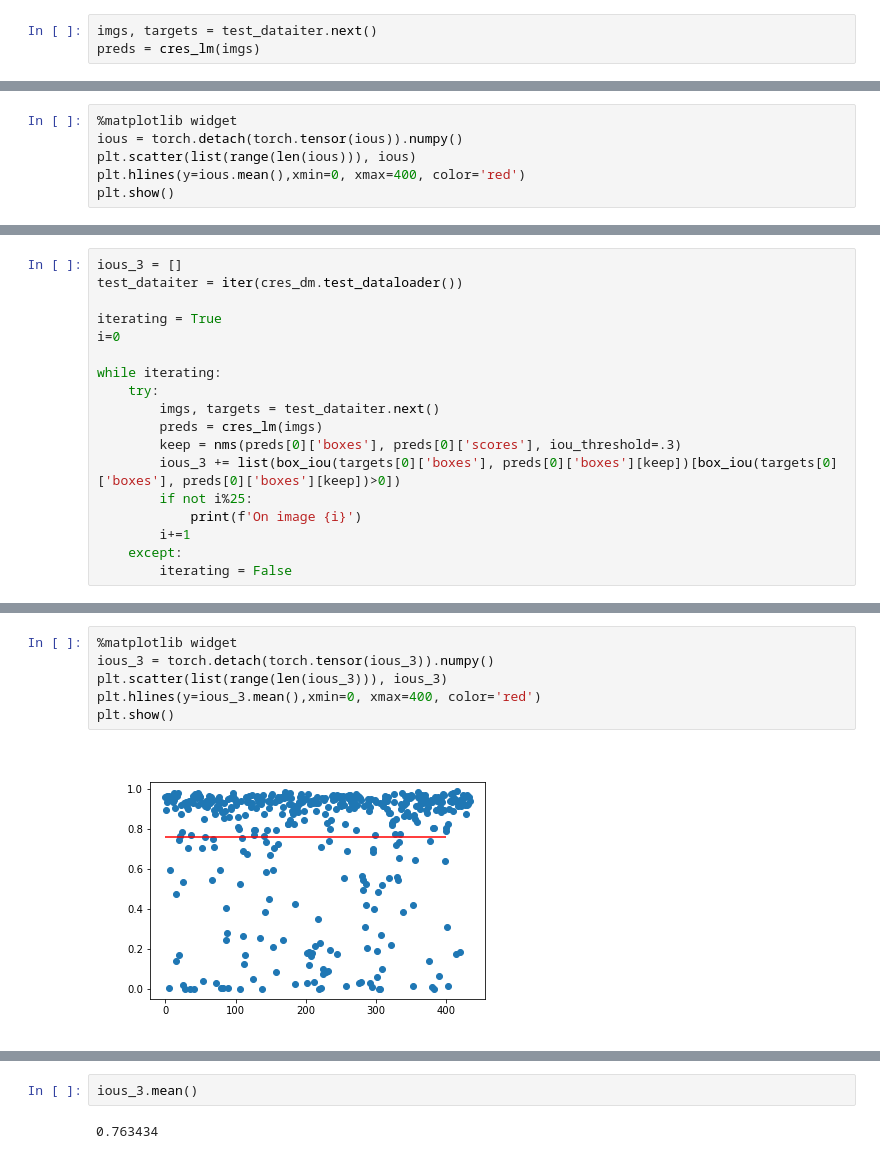
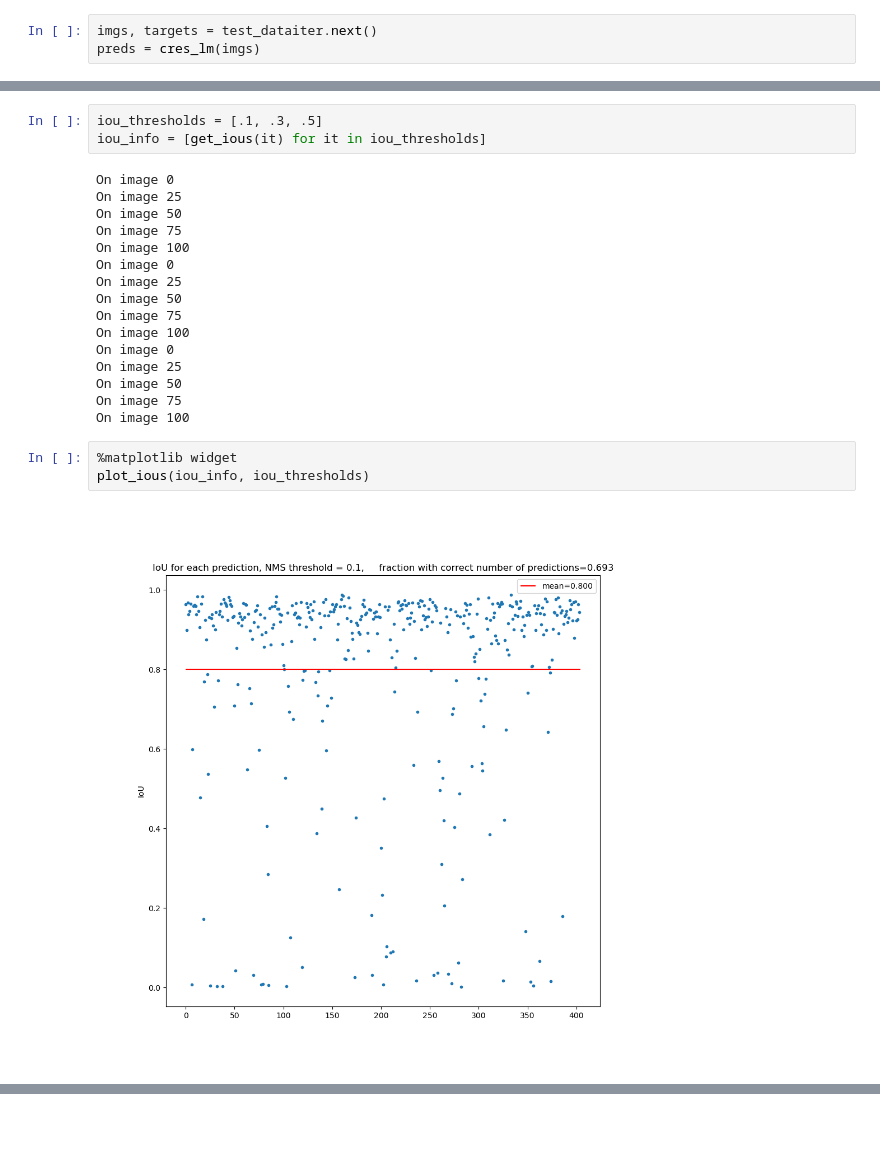
Before and after one commit to wdegraw93/he6-cres-deep-learning, a Jupyter notebook: fasterRCNN/model_interpretation.ipynb, the cells around one changed output, grey strips where cells are left out. Drawn from its saved outputs; the diff is of its cells as text; blank space fills up the shorter version.

```diff
--- a/fasterRCNN/model_interpretation.ipynb
+++ b/fasterRCNN/model_interpretation.ipynb
@@ -248,6 +239,0 @@ On image 100
-# %%
-%matplotlib widget
-ious = torch.detach(torch.tensor(ious)).numpy()
-plt.scatter(list(range(len(ious))), ious)
-plt.hlines(y=ious.mean(),xmin=0, xmax=400, color='red')
-plt.show()
@@ -260,18 +239,0 @@ ious.mean().round(3)
-# %%
-ious_3 = []
-test_dataiter = iter(cres_dm.test_dataloader())
-
-iterating = True
-i=0
-
-while iterating:
-    try:
-        imgs, targets = test_dataiter.next()
-        preds = cres_lm(imgs)
-        keep = nms(preds[0]['boxes'], preds[0]['scores'], iou_threshold=.3)
-        ious_3 += list(box_iou(targets[0]['boxes'], preds[0]['boxes'][keep])[box_iou(targets[0]['boxes'], preds[0]['boxes'][keep])>0])
-        if not i%25:
-            print(f'On image {i}')
-        i+=1
-    except:
-        iterating = False
@@ -284,8 +297,24 @@ On image 100
+# %%
+iou_thresholds = [.1, .3, .5]
+iou_info = [get_ious(it) for it in iou_thresholds]
+# %% [output]
+On image 0
+On image 25
+On image 50
+On image 75
+On image 100
+On image 0
+On image 25
+On image 50
+On image 75
+On image 100
+On image 0
+On image 25
+On image 50
+On image 75
+On image 100
 # %%
 %matplotlib widget
-ious_3 = torch.detach(torch.tensor(ious_3)).numpy()
-plt.scatter(list(range(len(ious_3))), ious_3)
-plt.hlines(y=ious_3.mean(),xmin=0, xmax=400, color='red')
-plt.show()
+plot_ious(iou_info, iou_thresholds)
 # %% [output]
-[figure, old version]
+[figure, new version]
@@ -292,4 +322,0 @@ plt.show()
-# %%
-ious_3.mean()
-# %% [output]
-0.763434
```
Also changed, not shown: parts of 24 cells of this notebook, 2 other files.
